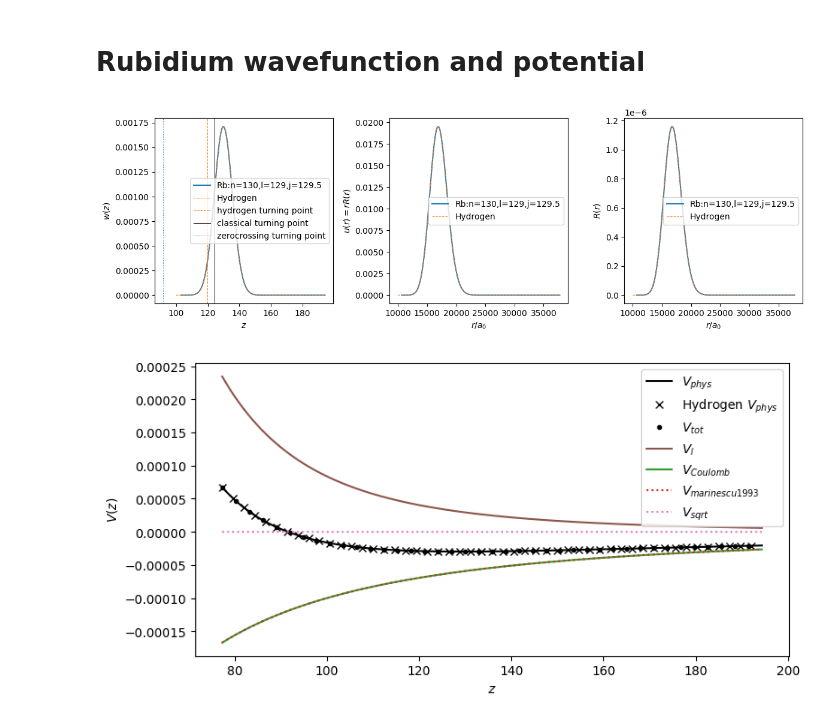
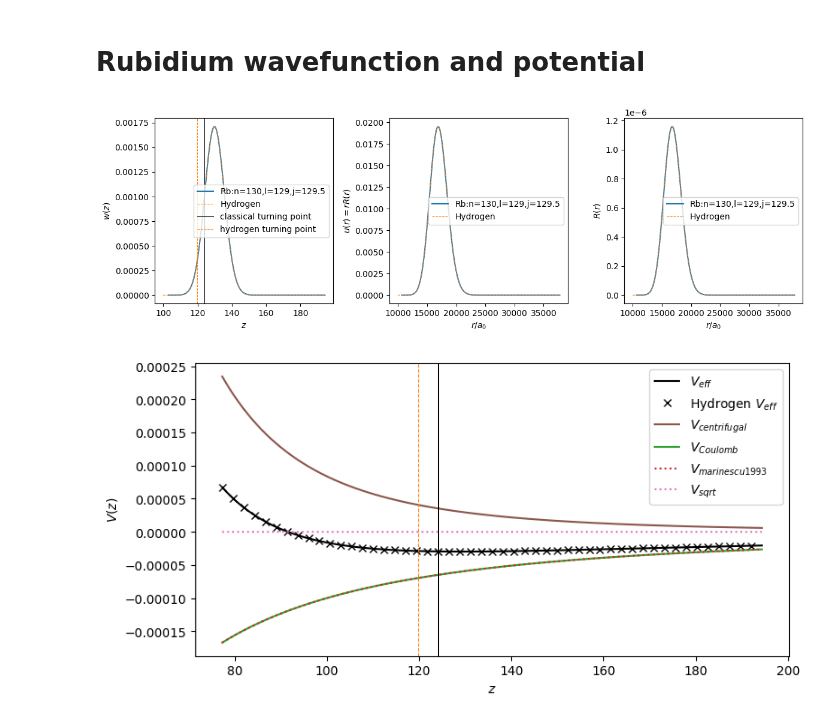
Before and after one commit to pairinteraction/ryd-numerov, a Jupyter notebook: docs/examples/rubidium_wavefunction.ipynb, the cells around one changed output. Cells and saved outputs as stored; diff of their text form; code cells hidden in the pictures.

```diff
--- a/docs/examples/rubidium_wavefunction.ipynb
+++ b/docs/examples/rubidium_wavefunction.ipynb
@@ -15,7 +15,8 @@ atom = RydbergState("Rb", n=130, l=129, j=129.5)
 atom.create_wavefunction()
 
 turning_points = {
-    which: atom.model.calc_z_turning_point(which, dz=1e-3) for which in ["hydrogen", "classical", "zerocrossing"]
+    "hydrogen": atom.model.calc_hydrogen_turning_point_z(atom.n, atom.l),
+    "classical": atom.model.calc_turning_point_z(atom.n, atom.l, atom.j),
 }
 # %%
 hydrogen = RydbergState("H_textbook", n=atom.n, l=atom.l, j=atom.j)
@@ -24,37 +25,32 @@ hydrogen.create_wavefunction()
 # %%
 label = f"{atom.species}:n={atom.n},l={atom.l},j={atom.j}"
 fig, axs = plt.subplots(1, 3, figsize=(12, 4))
 
 axs[0].plot(atom.grid.z_list, atom.wavefunction.w_list, "C0-", label=label)
 axs[0].plot(hydrogen.grid.z_list, hydrogen.wavefunction.w_list, "C1--", lw=0.75, label="Hydrogen")
 axs[0].set_xlabel(r"$z$")
 axs[0].set_ylabel(r"$w(z)$")
 
-for key, z_i in turning_points.items():
-    color = {"hydrogen": "C1", "classical": "k", "zerocrossing": "C0"}[key]
-    ls = {"hydrogen": "--", "classical": "-", "zerocrossing": ":"}[key]
-    axs[0].axvline(z_i, color=color, ls=ls, lw=0.75, label=f"{key} turning point")
-
+axs[0].axvline(turning_points["classical"], color="k", ls="-", lw=0.75, label="classical turning point")
+axs[0].axvline(turning_points["hydrogen"], color="C1", ls="--", lw=0.75, label="hydrogen turning point")
 axs[0].legend()
-
 
 axs[1].plot(atom.grid.x_list, atom.wavefunction.u_list, "C0-", label=label)
 axs[1].plot(hydrogen.grid.x_list, hydrogen.wavefunction.u_list, "C1--", lw=0.75, label="Hydrogen")
 axs[1].set_xlabel(r"$r / a_0$")
 axs[1].set_ylabel(r"$u(r) = r R(r)$")
 axs[1].legend()
 
 axs[2].plot(atom.grid.x_list, atom.wavefunction.r_list, "C0-", label=label)
 axs[2].plot(hydrogen.grid.x_list, hydrogen.wavefunction.r_list, "C1--", lw=0.75, label="Hydrogen")
 axs[2].set_xlabel(r"$r / a_0$")
 axs[2].set_ylabel(r"$R(r)$")
 axs[2].legend()
 
-
 fig.tight_layout()
 plt.show()
 # %% [output]
-[figure, old version]
+[figure, new version]
 # %%
 fig, ax = plt.subplots(figsize=(8, 4))
 
@@ -62,17 +58,19 @@ new_z_list = np.linspace(0.75 * np.sqrt(atom.grid.x_min), np.sqrt(atom.grid.x_ma
 new_x_list = np.power(new_z_list, 2)
 hydrogen_v_phys = hydrogen.model.calc_total_effective_potential(new_x_list)
 
-ax.plot(new_z_list, atom.model.calc_total_effective_potential(new_x_list), "k-", label=r"$V_{phys}$")
-ax.plot(new_z_list[::200], hydrogen_v_phys[::200], "kx", lw=0.75, label=r"Hydrogen $V_{phys}$")
-ax.plot(new_z_list[::250], atom.model.calc_total_effective_potential(new_x_list[::250]), "ko", ms=3, label=r"$V_{tot}$")
+ax.plot(new_z_list, atom.model.calc_total_effective_potential(new_x_list), "k-", label=r"$V_{eff}$")
+ax.plot(new_z_list[::200], hydrogen_v_phys[::200], "kx", lw=0.75, label=r"Hydrogen $V_{eff}$")
 
 if True:
-    ax.plot(new_z_list, atom.model.calc_effective_potential_centrifugal(new_x_list), "C5-", label=r"$V_l$")
+    ax.plot(new_z_list, atom.model.calc_effective_potential_centrifugal(new_x_list), "C5-", label=r"$V_{centrifugal}$")
     ax.plot(new_z_list, atom.model.calc_potential_coulomb(new_x_list), "C2-", label=r"$V_{Coulomb}$")
     ax.plot(
         new_z_list, atom.model.calc_model_potential_marinescu_1993(new_x_list), "C3:", label=r"$V_{marinescu 1993}$"
     )
     ax.plot(new_z_list, atom.model.calc_effective_potential_sqrt(new_x_list), "C6:", label=r"$V_{sqrt}$")
+
+ax.axvline(turning_points["classical"], color="k", ls="-", lw=0.75, label=None)
+ax.axvline(turning_points["hydrogen"], color="C1", ls="--", lw=0.75, label=None)
 
 ax.set_xlabel(r"$z$")
 ax.set_ylabel(r"$V(z)$")
@@ -81,4 +79,4 @@ ax.legend(loc="upper right")
 fig.tight_layout()
 plt.show()
 # %% [output]
-[figure, old version]
+[figure, new version]
```
Also changed, not shown: 5 other files.
